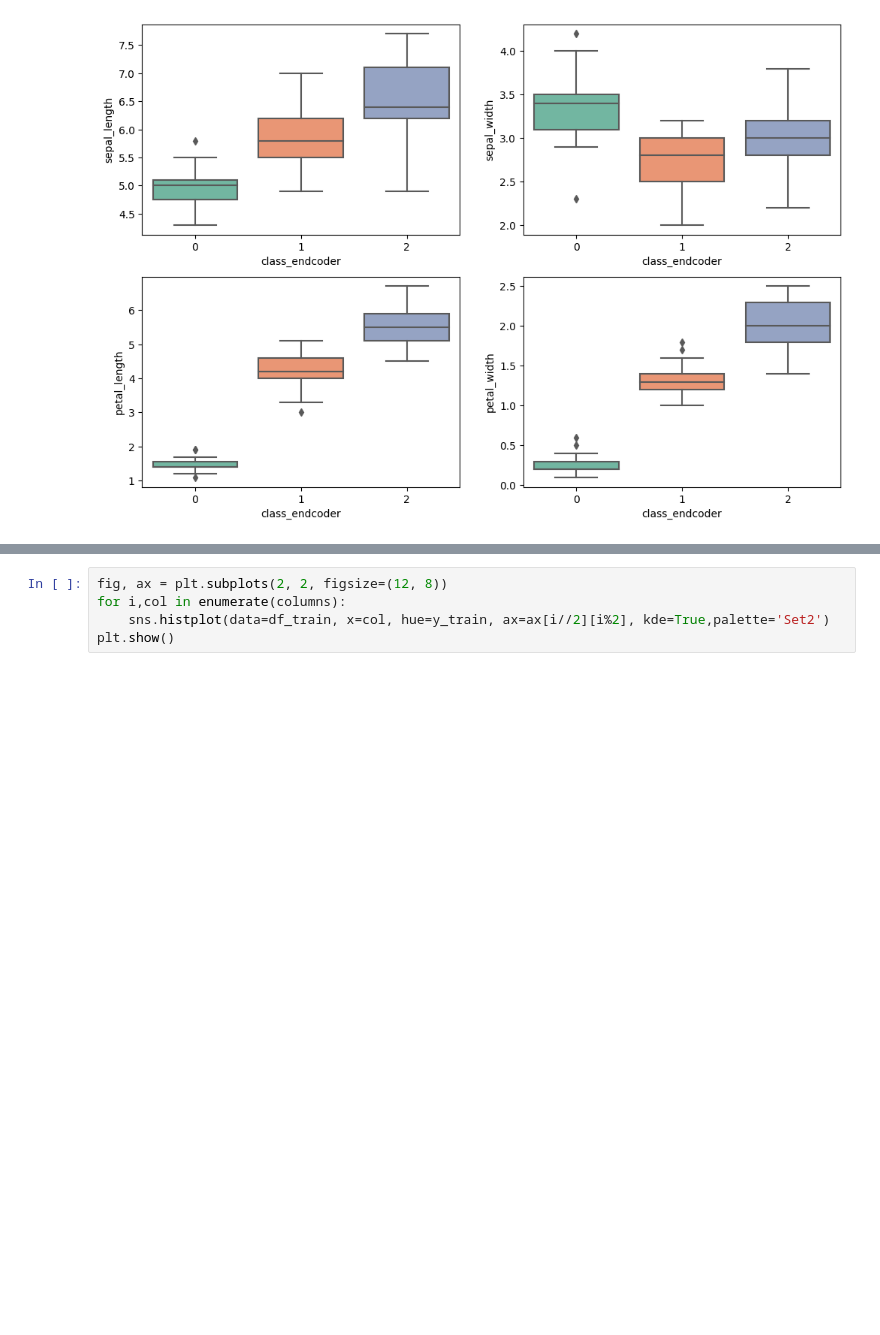
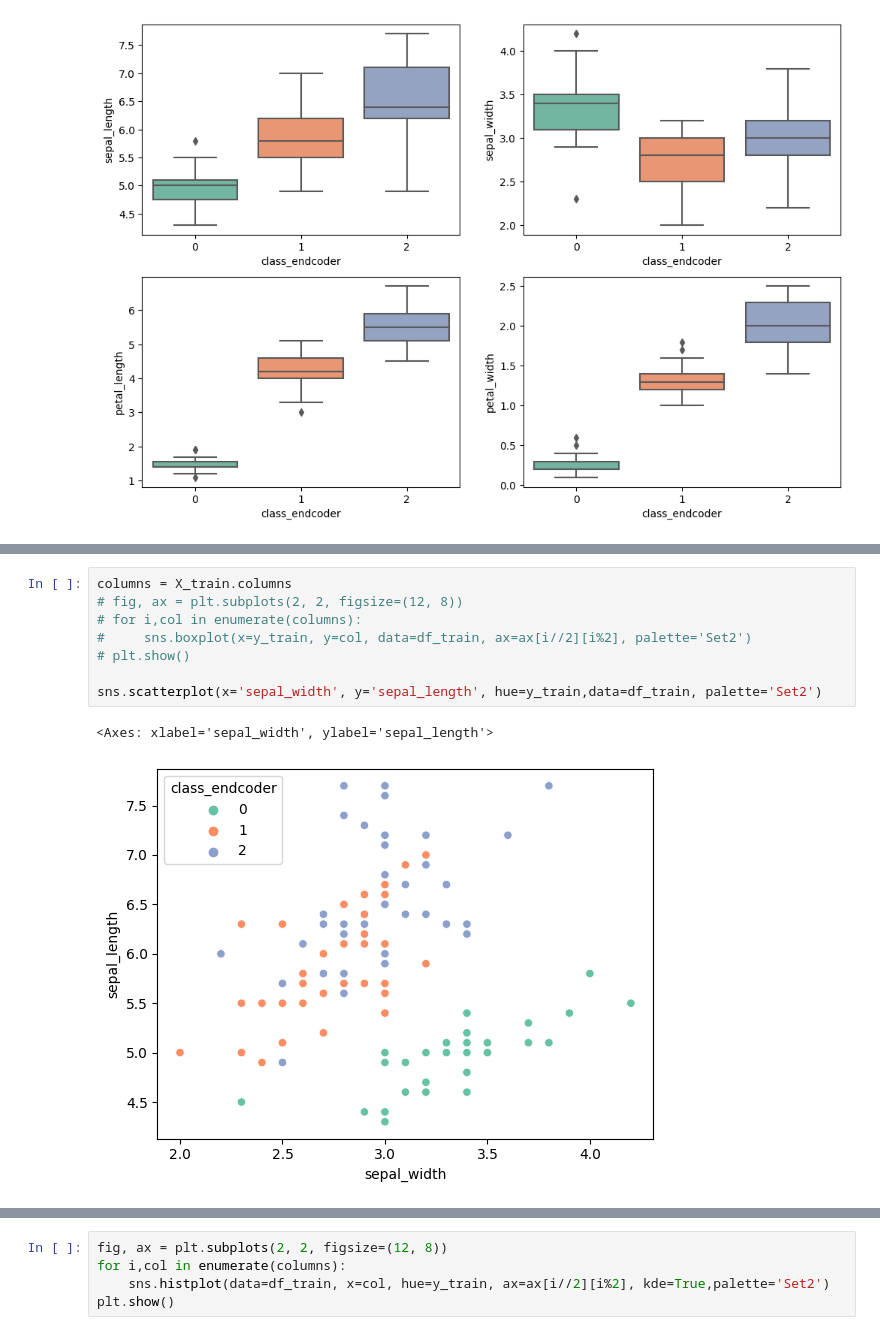
Before and after one commit to GoiliAce/DL-week-1, a Jupyter notebook: main.ipynb, the cells around one changed output, grey strips where cells are left out. Drawn from its saved outputs; the diff is of its cells as text; blank space fills up the shorter version.

```diff
--- a/main.ipynb
+++ b/main.ipynb
@@ -132,0 +143,11 @@ columns
+# %%
+columns = X_train.columns
+# fig, ax = plt.subplots(2, 2, figsize=(12, 8))
+# for i,col in enumerate(columns):
+#     sns.boxplot(x=y_train, y=col, data=df_train, ax=ax[i//2][i%2], palette='Set2')
+# plt.show()
+
+sns.scatterplot(x='sepal_width', y='sepal_length', hue=y_train,data=df_train, palette='Set2')
+# %% [output]
+<Axes: xlabel='sepal_width', ylabel='sepal_length'>
+[figure, added]
```
Also changed, not shown: parts of 7 cells of this notebook, 7 other files.
